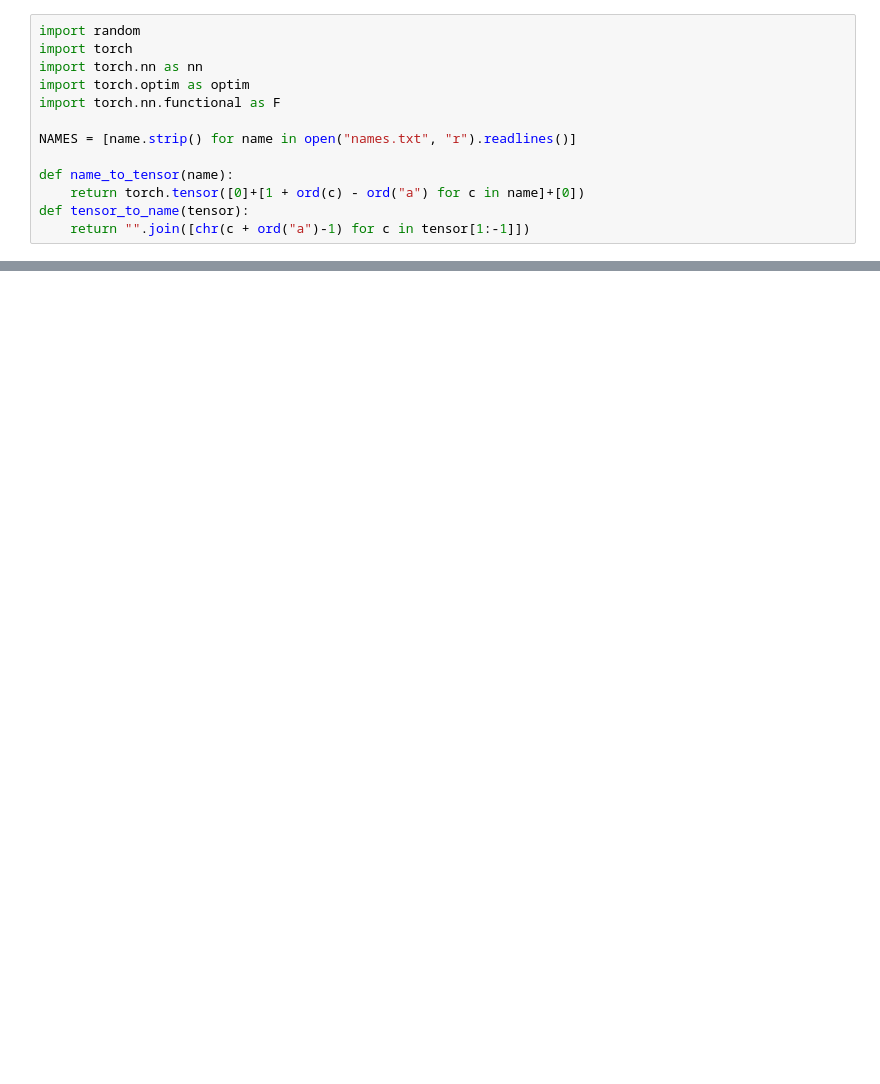
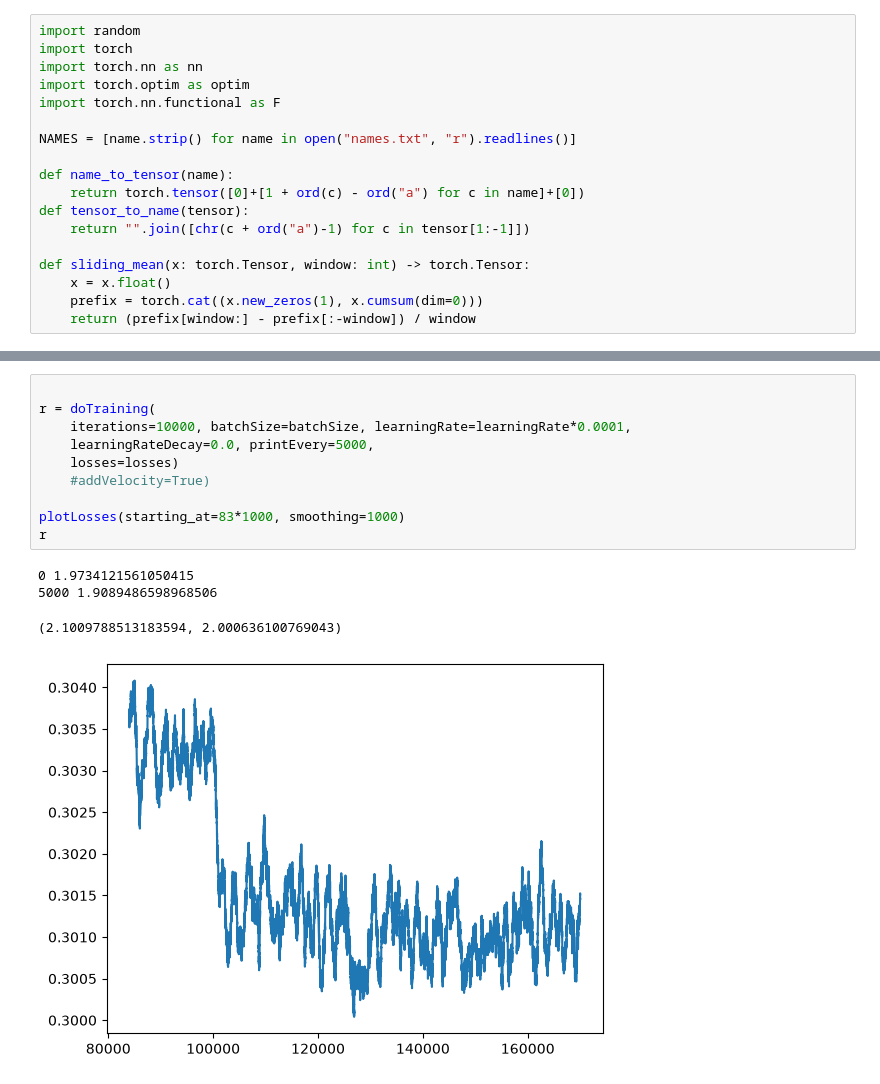
Before and after one commit to nevidomy/ml_learning, a Jupyter notebook: makemore/bichar_nn.ipynb, the cells around one changed output, grey strips where cells are left out. Saved outputs shown, nothing was run; the diff lists cells and outputs as text; blank space fills up the shorter version.

```diff
--- a/makemore/bichar_nn.ipynb
+++ b/makemore/bichar_nn.ipynb
@@ -11,4 +11,9 @@ def name_to_tensor(name):
     return torch.tensor([0]+[1 + ord(c) - ord("a") for c in name]+[0])
 def tensor_to_name(tensor):
     return "".join([chr(c + ord("a")-1) for c in tensor[1:-1]])
+
+def sliding_mean(x: torch.Tensor, window: int) -> torch.Tensor:
+    x = x.float()
+    prefix = torch.cat((x.new_zeros(1), x.cumsum(dim=0)))
+    return (prefix[window:] - prefix[:-window]) / window
 # %%
@@ -82,0 +168,15 @@ KeyboardInterrupt:
+# %%
+
+r = doTraining(
+    iterations=10000, batchSize=batchSize, learningRate=learningRate*0.0001,
+    learningRateDecay=0.0, printEvery=5000,
+    losses=losses)
+    #addVelocity=True)
+
+plotLosses(starting_at=83*1000, smoothing=1000)
+r
+# %% [output]
+0 1.9734121561050415
+5000 1.9089486598968506
+(2.1009788513183594, 2.000636100769043)
+[figure, added]
```
Also changed, not shown: parts of 4 cells of this notebook, 3 other files.
